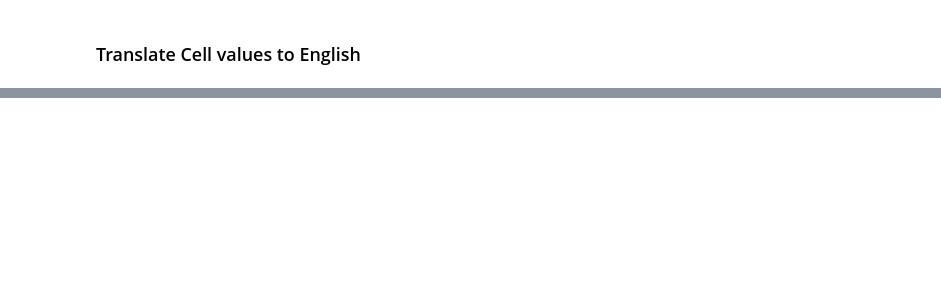
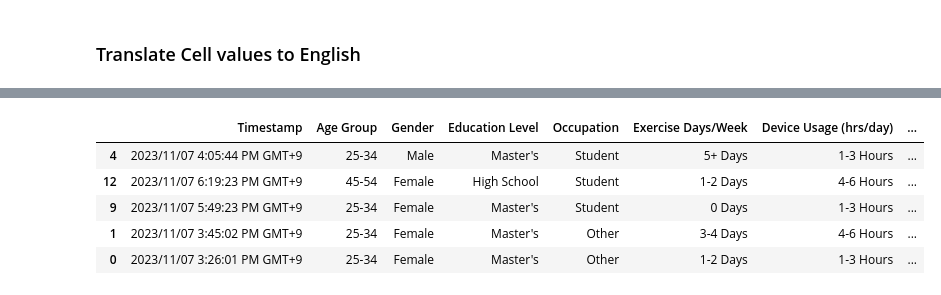
Before and after one commit to johnkimtech/sleep, a Jupyter notebook: data_prep.ipynb, the cells around one changed output, grey strips where cells are left out. Cells and saved outputs as stored; diff of their text form; code cells hidden in the pictures; blank space fills up the shorter version.

```diff
--- a/data_prep.ipynb
+++ b/data_prep.ipynb
@@ -115,18 +120,0 @@ array(['মাস্টার্স ডিগ্রি', 'ব্যাচলা
-# %%
-gender_mapping = {
-    'পুরুষ': 'Male',
-    'মহিলা': 'Female',
-    'অন্যান্য': 'Other',
-    # Add more mappings as needed
-}
-
-education_mapping = {
-    'মাস্টার্স ডিগ্রি': "Master's Degree",
-    'ব্যাচলার ডিগ্রি': "Bachelor's Degree",
-    'ডক্টরেট বা পেশাদার ডিগ্রি': 'Doctorate or Professional Degree',
-    'উচ্চ মাধ্যমিক': 'Higher Secondary'
-}
-
-dfs['Bengali']['Gender'] = dfs['Bengali']['Gender'].map(gender_mapping)
-dfs['Bengali']['Education Level'] = dfs['Bengali']['Education Level'].map(education_mapping)
-dfs['Bengali'].sample(3)
@@ -137,0 +121,77 @@ dfs['Bengali'].sample(3)
+# %%
+bengali_translation_dict = {
+    "Gender": {"পুরুষ": "Male", "মহিলা": "Female", "অন্যান্য": "Other"},
+    "Age Group": {
+        "১৬-২৪": "16-24",
+        "২৫-৩৪": "25-34",
+        "৩৫-৪৪": "35-44",
+        "৪৫-৫৪": "45-54",
+        "৫৫+": "55+",
+        "অন্যান্য": "Other",
+    },
+    "Education Level": {
+        "মাস্টার্স ডিগ্রি": "Master's",
+        "ব্যাচলার ডিগ্রি": "Bachelor's",
+        "ডক্টরেট বা পেশাদার ডিগ্রি": "Doctorate/Prof.",
+        "উচ্চ মাধ্যমিক": "High School",
+    },
+    "Occupation": {
+        "অন্যান্য:": "Other",
+        "পেশাদার / অফিস কর্মী": "Professional/Office Worker",
+        "ছাত্র": "Student",
+        "বেকার": "Unemployed",
+        "পরিষেবা (বিক্রয়, খাদ্য পরিষেবা ইত্যাদি)": "Service",
+    },
+    "Exercise Days/Week": {
+        "১-২ দিন": "1-2 Days",
+        "৩-৪ দিন": "3-4 Days",
+        "০ দিন": "0 Days",
+        "৫ বা আরও বেশি": "5+ Days",
+    },
+    "Device Usage (hrs/day)": {
+        "১-৩ ঘণ্টা": "1-3 Hours",
+        "৪-৬ ঘণ্টা": "4-6 Hours",
+        "৭ অথবা আরও ঘণ্টা": "7+ Hours",
+    },
+    "Screen Time Before Sleep": {
+        "৩০ মিনিট - ১ ঘণ্টা": "30-60 Minutes",
+        "৩০ মিনিটের কম": "<30 Minutes",
+        "২ ঘণ্টা অথবা তার বেশি": "2+ Hours",
+        "১-২ ঘণ্টা": "1-2 Hours",
+    },
+    "Sleep Onset Time": {
+        "৬০ মিনিটের বেশি": ">60 Minutes",
+        "১৫-৩০ মিনিট": "15-30 Minutes",
+        "১৫ মিনিটের কম": "<15 Minutes",
+        "৩০-৬০ মিনিট": "30-60 Minutes",
+    },
+    "Nap Duration": {
+        "হ্যাঁ, ৩০ মিনিটের কম": "Yes, <30 mins",
+        "না, আমি দিনে ঘুমায় না": "No Nap",
+        "হ্যাঁ, ৩০-৬০ মিনিট": "Yes, 30-60 mins",
+        "হ্যাঁ, ৯০ মিনিটের বেশি": "Yes, >90 mins",
+    },
+    "Sleep Duration (hrs/24hr)": {
+        "৪-৬ ঘণ্টা": "4-6 Hours",
+        "৬ ঘণ্টা এবং তার বেশি": "6+ Hours",
+    },
+    "Sleep Disturbances": {
+        "প্রায় সময়ই": "Often",
+        "মাঝে মধ্যেই": "Sometimes",
+        "হঠাৎ হঠাৎ": "Rarely",
+        "কখনও না": "Never",
+    },
+    "Sleep Medication": {"না": "No", "হ্যাঁ": "Yes"},
+}
+
+
+utils.translate_cells(dfs["Bengali"], bengali_translation_dict)
+dfs["Bengali"]["Language"] = "Bengali"
+dfs["Bengali"].sample(5)
+# %% [output]
+|  | Timestamp | Age Group | Gender | Education Level | Occupation | Exercise Days/Week | Device Usage (hrs/day) | ... |
+| 4 | 2023/11/07 4:05:44 PM GMT+9 | 25-34 | Male | Master's | Student | 5+ Days | 1-3 Hours | ... |
+| 12 | 2023/11/07 6:19:23 PM GMT+9 | 45-54 | Female | High School | Student | 1-2 Days | 4-6 Hours | ... |
+| 9 | 2023/11/07 5:49:23 PM GMT+9 | 25-34 | Female | Master's | Student | 0 Days | 1-3 Hours | ... |
+| 1 | 2023/11/07 3:45:02 PM GMT+9 | 25-34 | Female | Master's | Other | 3-4 Days | 4-6 Hours | ... |
+| 0 | 2023/11/07 3:26:01 PM GMT+9 | 25-34 | Female | Master's | Other | 1-2 Days | 1-3 Hours | ... |
```
Also changed, not shown: parts of 23 cells of this notebook, 13 other files.
